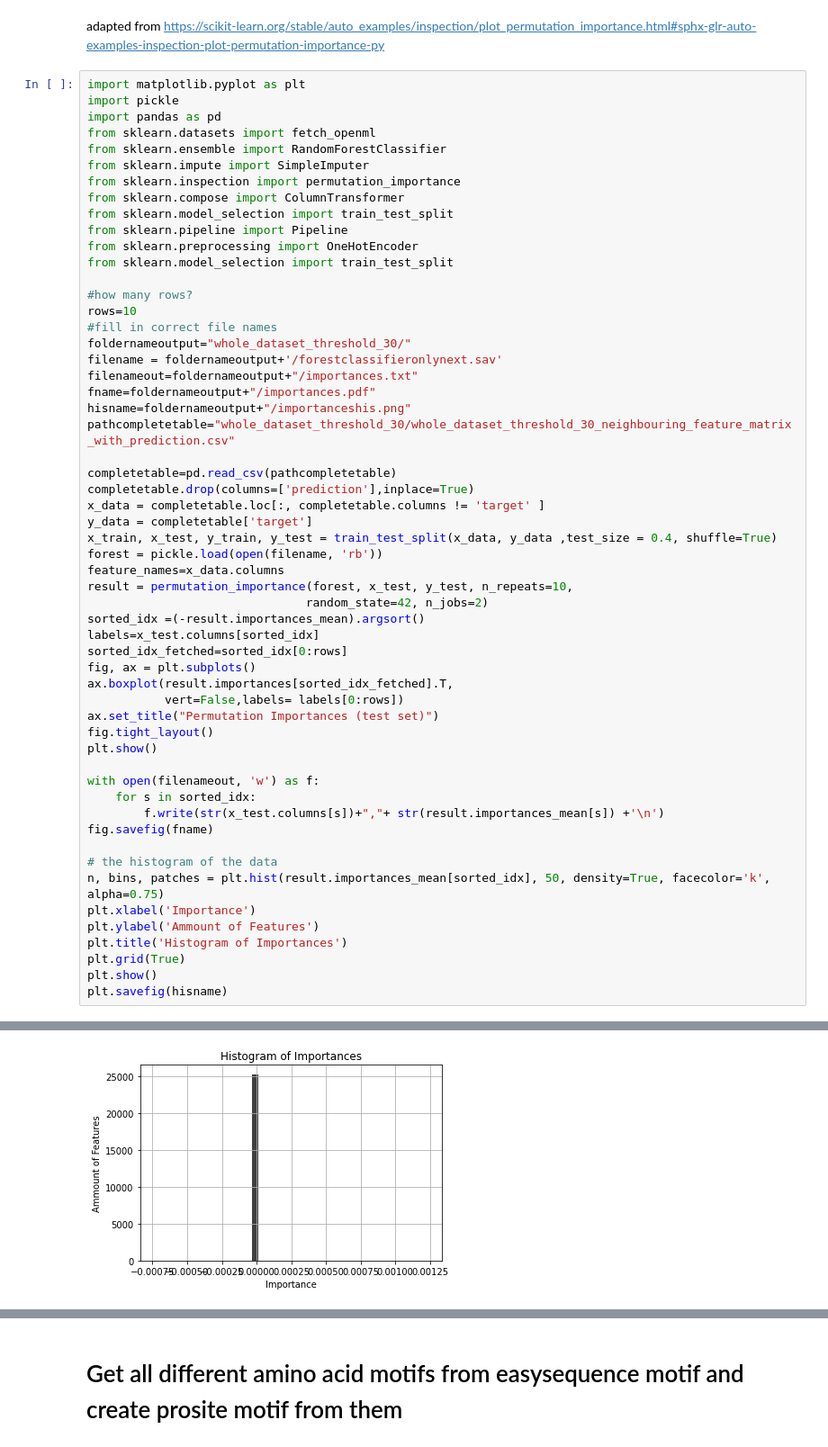
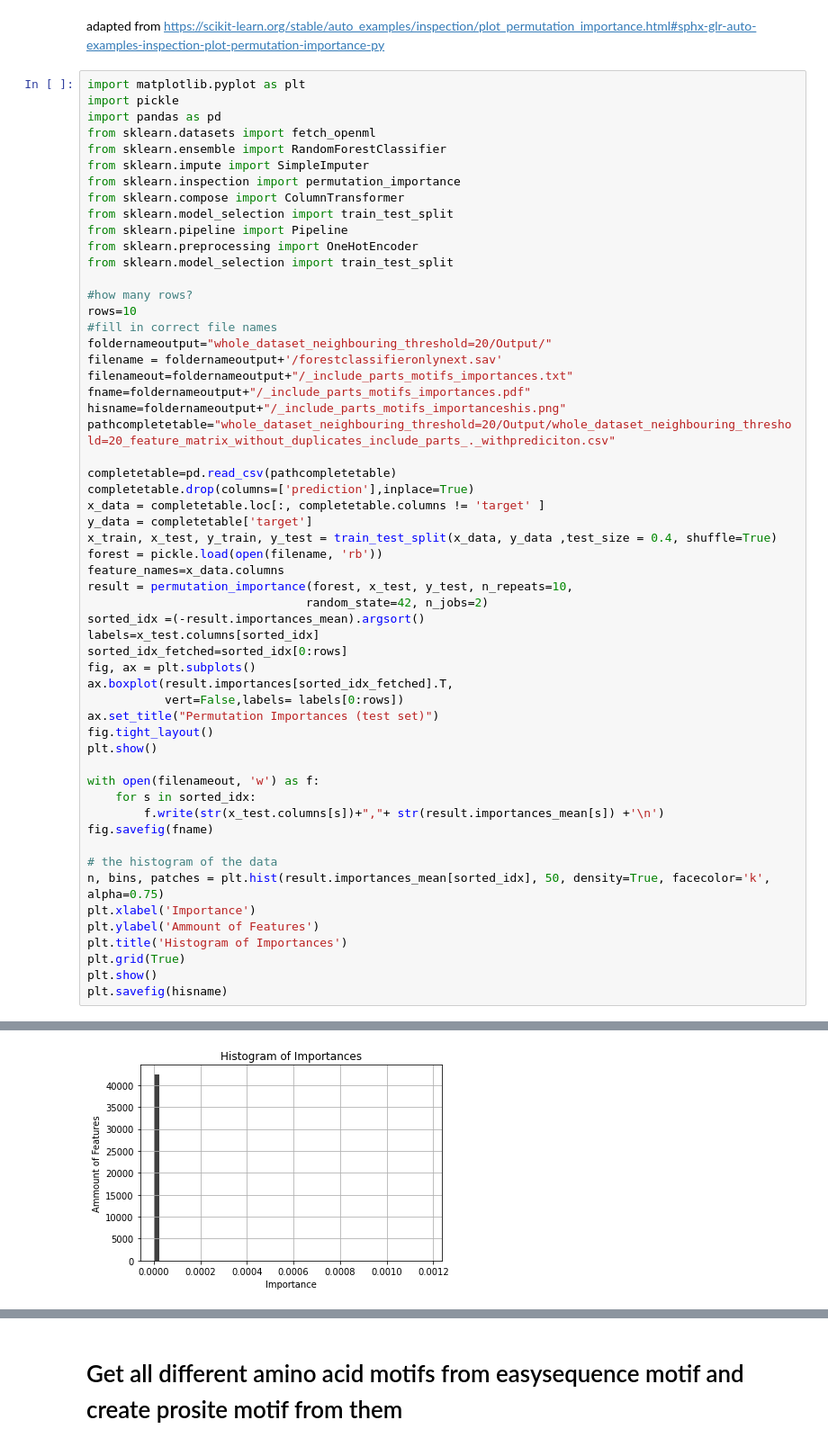
Before and after one commit to FriederikeBiermann/P450, a Jupyter notebook: PreFerrP450/PreFerrP450_main.ipynb, the cells around one changed output, grey strips where cells are left out. Shown at 90% size. Drawn from its saved outputs; the diff is of its cells as text.

```diff
--- a/PreFerrP450/PreFerrP450_main.ipynb
+++ b/PreFerrP450/PreFerrP450_main.ipynb
@@ -432,12 +440,12 @@ from sklearn.model_selection import train_test_split
 #how many rows?
 rows=10
 #fill in correct file names
-foldernameoutput="whole_dataset_threshold_30/"
+foldernameoutput="whole_dataset_neighbouring_threshold=20/Output/"
 filename = foldernameoutput+'/forestclassifieronlynext.sav'
-filenameout=foldernameoutput+"/importances.txt"
-fname=foldernameoutput+"/importances.pdf"
-hisname=foldernameoutput+"/importanceshis.png"
-pathcompletetable="whole_dataset_threshold_30/whole_dataset_threshold_30_neighbouring_feature_matrix_with_prediction.csv"
+filenameout=foldernameoutput+"/_include_parts_motifs_importances.txt"
+fname=foldernameoutput+"/_include_parts_motifs_importances.pdf"
+hisname=foldernameoutput+"/_include_parts_motifs_importanceshis.png"
+pathcompletetable="whole_dataset_neighbouring_threshold=20/Output/whole_dataset_neighbouring_threshold=20_feature_matrix_without_duplicates_include_parts_._withprediciton.csv"
 
 completetable=pd.read_csv(pathcompletetable)
 completetable.drop(columns=['prediction'],inplace=True)
@@ -476,4 +484,4 @@ plt.savefig(hisname)
-[figure, old version]
+[figure, new version]
 <Figure size 432x288 with 0 Axes>
 # %% [markdown]
 # Get all different amino acid motifs from easysequence motif and create prosite motif from them
```
Also changed, not shown: parts of 5 cells of this notebook, 3 other files.
